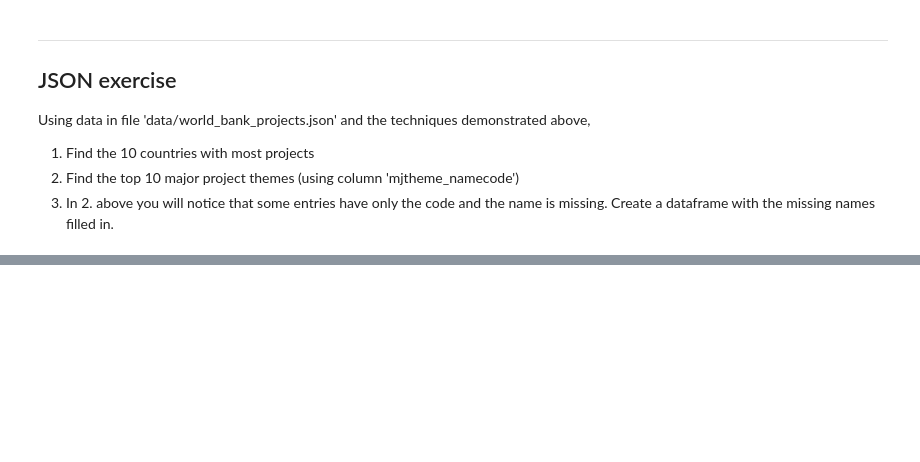
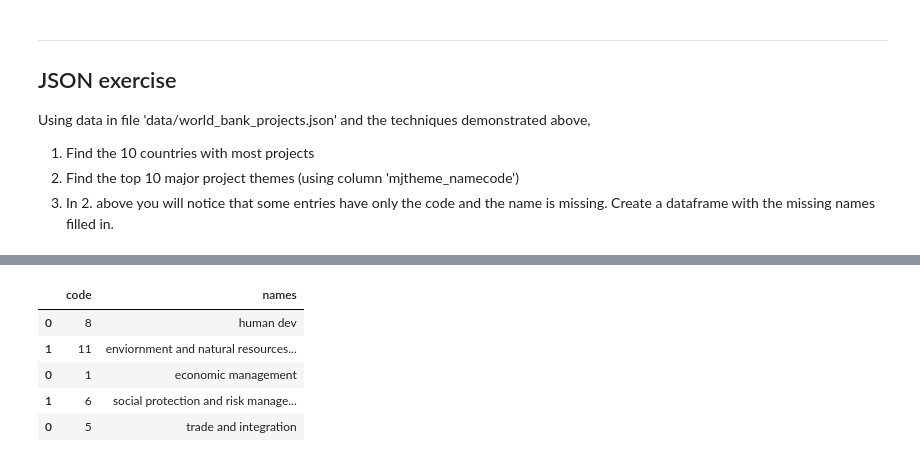
Before and after one commit to q0w9e8r7t6y5/springboard_DS, a Jupyter notebook: data_wrangling_json/sliderule_dsi_json_exercise.ipynb, the cells around one changed output, grey strips where cells are left out. Saved outputs shown, nothing was run; the diff lists cells and outputs as text; code cells hidden in the pictures; blank space fills up the shorter version.

```diff
--- a/data_wrangling_json/sliderule_dsi_json_exercise.ipynb
+++ b/data_wrangling_json/sliderule_dsi_json_exercise.ipynb
@@ -101,0 +210,9 @@ Using data in file 'data/world_bank_projects.json' and the techniques demonstrat
+# %%
+fixed_info.head()
+# %% [output]
+|  | code | names |
+| 0 | 8 | human dev |
+| 1 | 11 | enviornment and natural resources... |
+| 0 | 1 | economic management |
+| 1 | 6 | social protection and risk manage... |
+| 0 | 5 | trade and integration |
```
Also changed, not shown: parts of 9 cells of this notebook.
